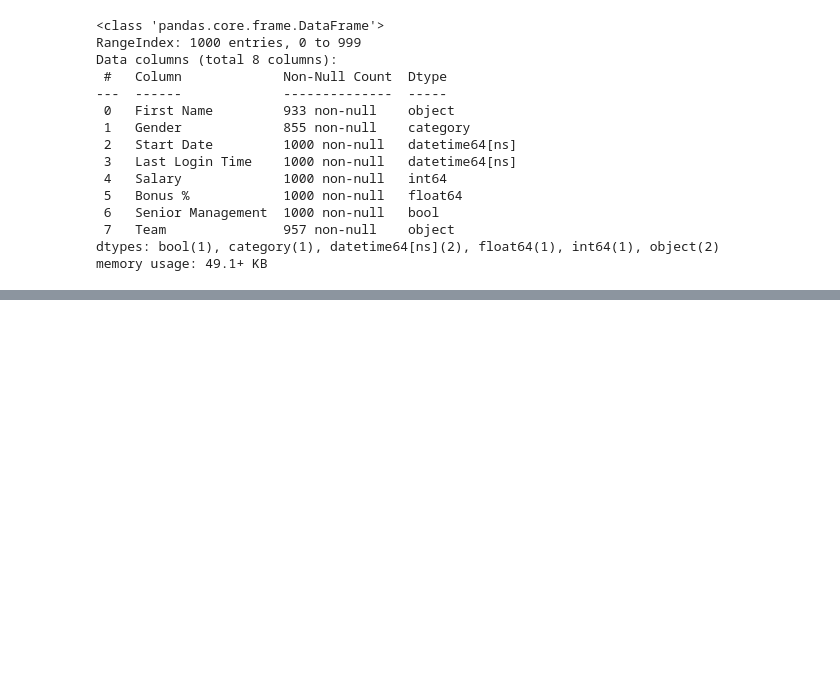
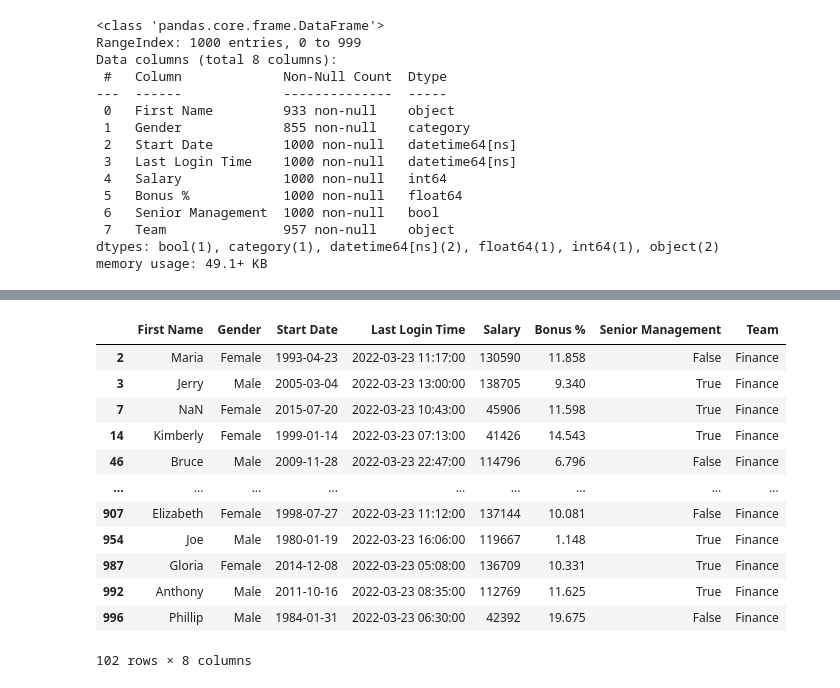
Before and after one commit to junclemente/tfs-pandas, a Jupyter notebook: DataFrames 2.0.ipynb, the cells around one changed output, grey strips where cells are left out. Saved outputs shown, nothing was run; the diff lists cells and outputs as text; code cells hidden in the pictures; blank space fills up the shorter version.

```diff
--- a/DataFrames 2.0.ipynb
+++ b/DataFrames 2.0.ipynb
@@ -93,0 +113,20 @@ df.head(3)
+# %%
+# filter everyone from Team == Finance
+df[df["Team"] == "Finance"]
+# to clean up code, assign filter series to a variable
+mask = df["Team"] == "Finance"
+df[mask]
+# %% [output]
+|  | First Name | Gender | Start Date | Last Login Time | Salary | Bonus % | Senior Management | Team |
+| 2 | Maria | Female | 1993-04-23 | 2022-03-23 11:17:00 | 130590 | 11.858 | False | Finance |
+| 3 | Jerry | Male | 2005-03-04 | 2022-03-23 13:00:00 | 138705 | 9.340 | True | Finance |
+| 7 | NaN | Female | 2015-07-20 | 2022-03-23 10:43:00 | 45906 | 11.598 | True | Finance |
+| 14 | Kimberly | Female | 1999-01-14 | 2022-03-23 07:13:00 | 41426 | 14.543 | True | Finance |
+| 46 | Bruce | Male | 2009-11-28 | 2022-03-23 22:47:00 | 114796 | 6.796 | False | Finance |
+| ... | ... | ... | ... | ... | ... | ... | ... | ... |
+| 907 | Elizabeth | Female | 1998-07-27 | 2022-03-23 11:12:00 | 137144 | 10.081 | False | Finance |
+| 954 | Joe | Male | 1980-01-19 | 2022-03-23 16:06:00 | 119667 | 1.148 | True | Finance |
+| 987 | Gloria | Female | 2014-12-08 | 2022-03-23 05:08:00 | 136709 | 10.331 | True | Finance |
+| 992 | Anthony | Male | 2011-10-16 | 2022-03-23 08:35:00 | 112769 | 11.625 | True | Finance |
+| 996 | Phillip | Male | 1984-01-31 | 2022-03-23 06:30:00 | 42392 | 19.675 | False | Finance |
+102 rows × 8 columns
```
Also changed, not shown: parts of 10 cells of this notebook.
